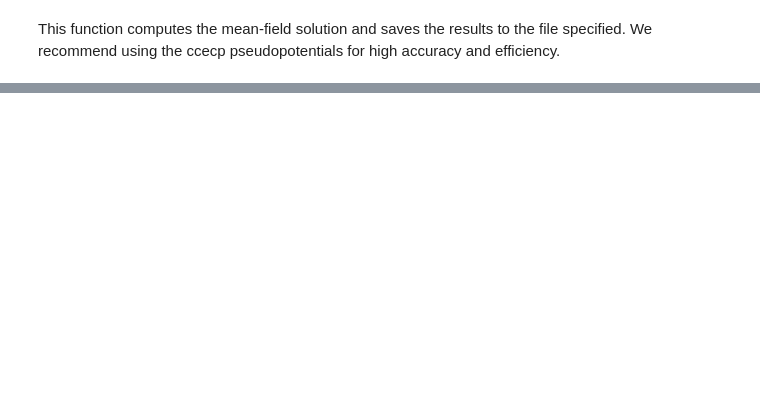
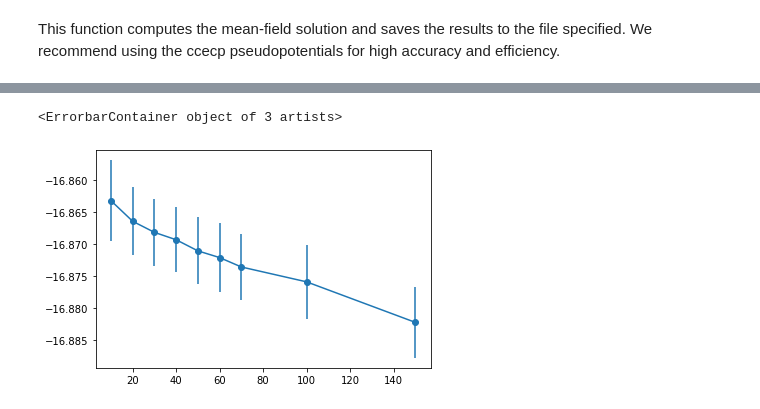
Before and after one commit to WagnerGroup/pyqmc, a Jupyter notebook: examples/tutorial.ipynb, the cells around one changed output, grey strips where cells are left out. Cells and saved outputs as stored; diff of their text form; code cells hidden in the pictures; blank space fills up the shorter version.

```diff
--- a/examples/tutorial.ipynb
+++ b/examples/tutorial.ipynb
@@ -168,0 +126,10 @@ dict_keys(['atoms', 'data', 'origin'])
+# %%
+with h5py.File("h2o_sj_dmc_800.hdf5") as f:
+    en = f['energytotal'][...]
+
+
+df = pd.DataFrame([pyqmc.recipes.read_mc_output("h2o_sj_dmc_800.hdf5", warmup=warmup) for warmup in [10,20,30,40,50, 60,70, 100, 150]])
+plt.errorbar("warmup",'energytotal', 'energytotal_err',data=df, marker='o')
+# %% [output]
+<ErrorbarContainer object of 3 artists>
+[figure, added]
```
Also changed, not shown: parts of 18 cells of this notebook, 2 other files.
